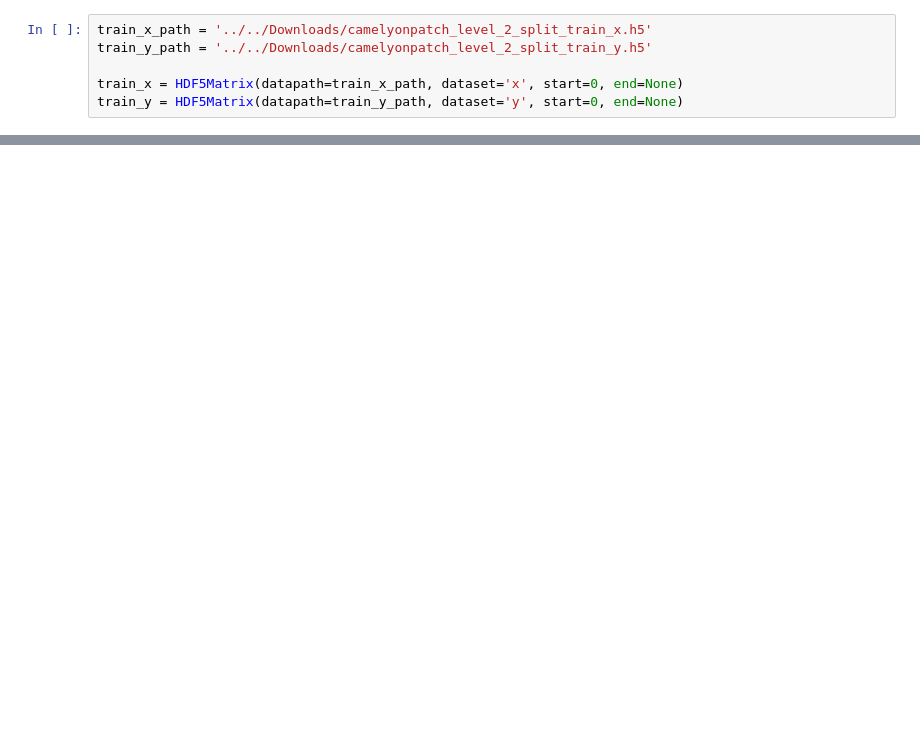
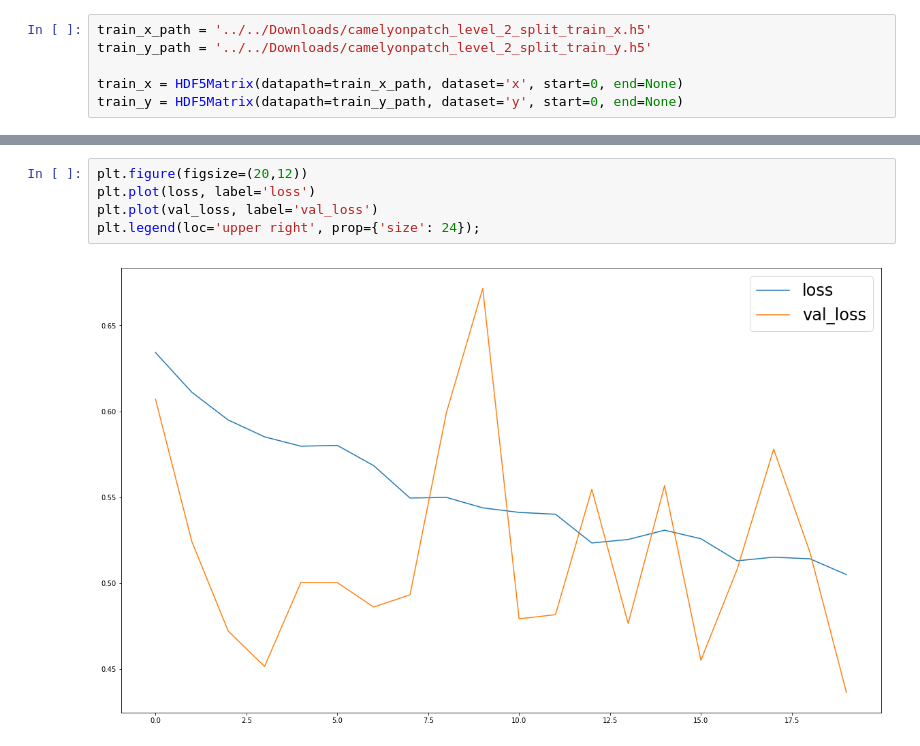
Before and after one commit to pierluigiferrari/pcam_classifier, a Jupyter notebook: pcam_training.ipynb, the cells around one changed output, grey strips where cells are left out. Saved outputs shown, nothing was run; the diff lists cells and outputs as text; blank space fills up the shorter version.

```diff
--- a/pcam_training.ipynb
+++ b/pcam_training.ipynb
@@ -106,0 +256,7 @@ cells[1,1].set_title('class: {}'.format(str(np.squeeze(train_y[i+3]))), fontsize
+# %%
+plt.figure(figsize=(20,12))
+plt.plot(loss, label='loss')
+plt.plot(val_loss, label='val_loss')
+plt.legend(loc='upper right', prop={'size': 24});
+# %% [output]
+[figure, added]
```
Also changed, not shown: parts of 23 cells of this notebook.
